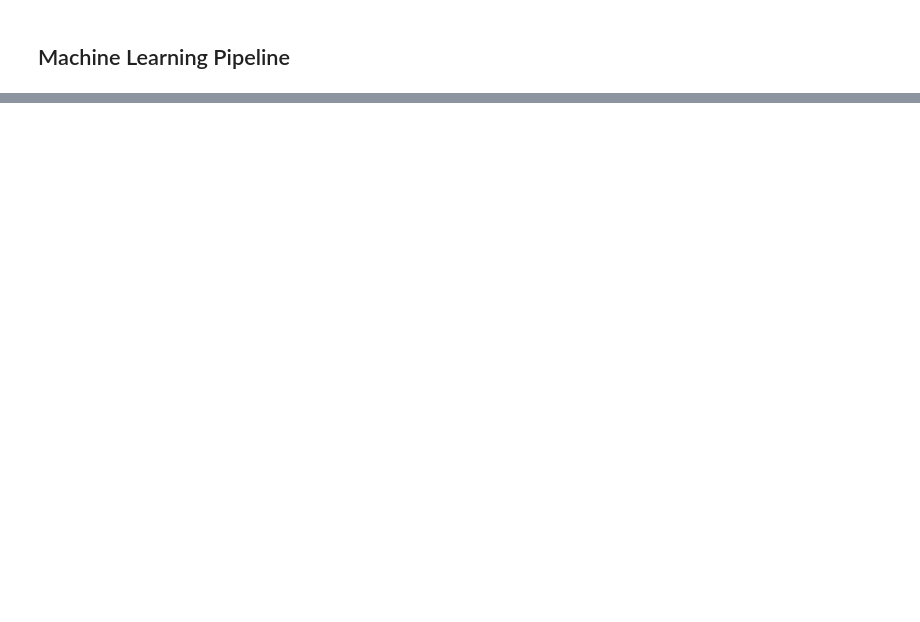
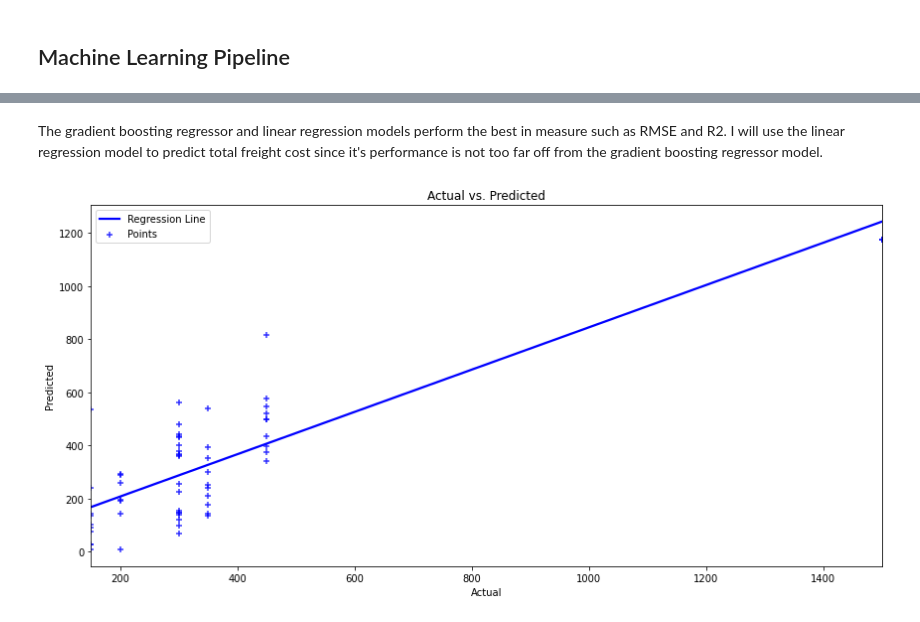
Before and after one commit to crosstrack10/data-science-projects, a Jupyter notebook: scikit_regression_analysis.ipynb, the cells around one changed output, grey strips where cells are left out. Cells and saved outputs as stored; diff of their text form; code cells hidden in the pictures; blank space fills up the shorter version.

```diff
--- a/scikit_regression_analysis.ipynb
+++ b/scikit_regression_analysis.ipynb
@@ -282,3 +283,19 @@ df_performance
+# %%
+# predicting total freight cost
+pred_out = linreg_pipe.predict(X_test)
+# %% [markdown]
+The gradient boosting regressor and linear regression models perform the best in measure such as RMSE and R2. I will use the linear regression model to predict total freight cost since it's performance is not too far off from the gradient boosting regressor model.
+# %%
+# comparing actual vs predicted visually
+plt.figure(figsize=(12,6))
+ax = sns.regplot(x=y_test, y=pred_out, marker='+', color='blue', ci=None)
+plt.title('Actual vs. Predicted')
+plt.xlabel('Actual')
+plt.ylabel('Predicted')
+plt.legend(['Regression Line', 'Points'])
+plt.tight_layout()
+# %% [output]
+[figure, added]
 # %%
 # retrieving equation intercept and standarized coefficients
 intercept = linreg_pipe.named_steps.linearregression.intercept_
```
Also changed, not shown: parts of 40 cells of this notebook.
